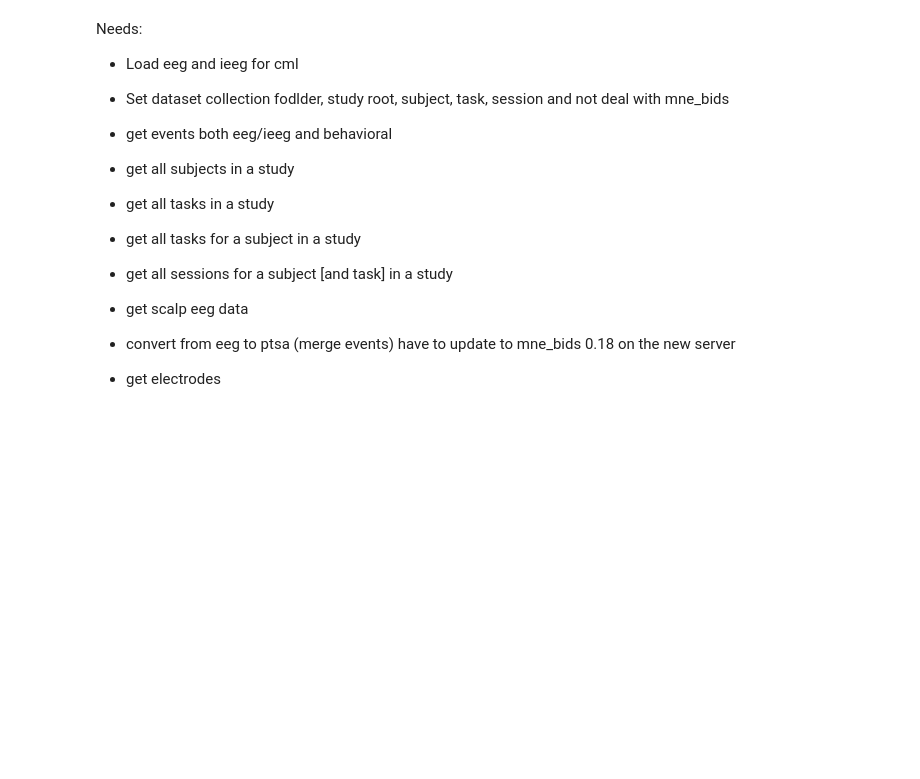
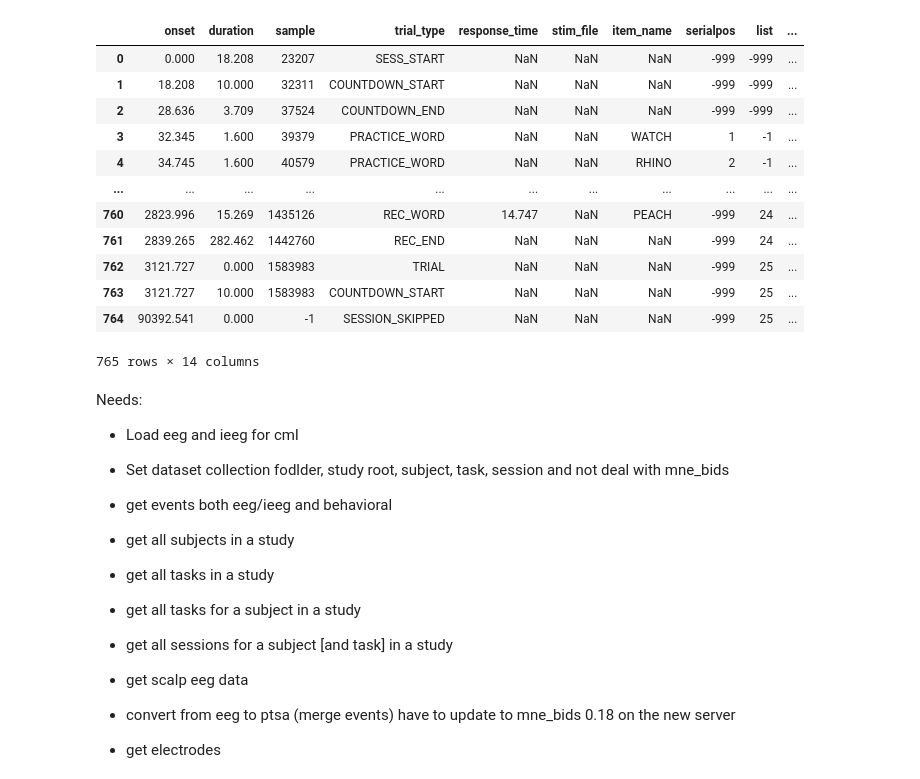
Before and after one commit to pennmem/bidsreader, a Jupyter notebook: bidsreader_scratch.ipynb, the cells around one changed output. Saved outputs shown, nothing was run; the diff lists cells and outputs as text; code cells hidden in the pictures; blank space fills up the shorter version.

```diff
--- a/bidsreader_scratch.ipynb
+++ b/bidsreader_scratch.ipynb
@@ -13,3 +13,16 @@ import numpy as np
 import pandas as pd
 import warnings
 from bidsreader import BIDSReader
+# %%
+from pathlib import Path
+from bids import BIDSLayout
+from bids.layout import BIDSLayoutIndexer
+
+dataset_collection_root = Path("/data/LTP_BIDS/FR1/")
+
+indexer = BIDSLayoutIndexer(index_metadata=False)
+
+layout = BIDSLayout(
+    dataset_collection_root,
+    indexer=indexer
+)
@@ -16,3 +33,21 @@ from bidsreader import BIDSReader
+# %%
+bf = layout.get(subject=sub, task=task, session=ses, suffix="beh")
+# %%
+bf[1].get_df()
+# %% [output]
+|  | onset | duration | sample | trial_type | response_time | stim_file | item_name | serialpos | list | ... |
+| 0 | 0.000 | 18.208 | 23207 | SESS_START | NaN | NaN | NaN | -999 | -999 | ... |
+| 1 | 18.208 | 10.000 | 32311 | COUNTDOWN_START | NaN | NaN | NaN | -999 | -999 | ... |
+| 2 | 28.636 | 3.709 | 37524 | COUNTDOWN_END | NaN | NaN | NaN | -999 | -999 | ... |
+| 3 | 32.345 | 1.600 | 39379 | PRACTICE_WORD | NaN | NaN | WATCH | 1 | -1 | ... |
+| 4 | 34.745 | 1.600 | 40579 | PRACTICE_WORD | NaN | NaN | RHINO | 2 | -1 | ... |
+| ... | ... | ... | ... | ... | ... | ... | ... | ... | ... | ... |
+| 760 | 2823.996 | 15.269 | 1435126 | REC_WORD | 14.747 | NaN | PEACH | -999 | 24 | ... |
+| 761 | 2839.265 | 282.462 | 1442760 | REC_END | NaN | NaN | NaN | -999 | 24 | ... |
+| 762 | 3121.727 | 0.000 | 1583983 | TRIAL | NaN | NaN | NaN | -999 | 25 | ... |
+| 763 | 3121.727 | 10.000 | 1583983 | COUNTDOWN_START | NaN | NaN | NaN | -999 | 25 | ... |
+| 764 | 90392.541 | 0.000 | -1 | SESSION_SKIPPED | NaN | NaN | NaN | -999 | 25 | ... |
+765 rows × 14 columns
 # %% [markdown]
 Needs:
 * Load eeg and ieeg for cml
```
Also changed, not shown: parts of 18 cells of this notebook, 4 other files.
